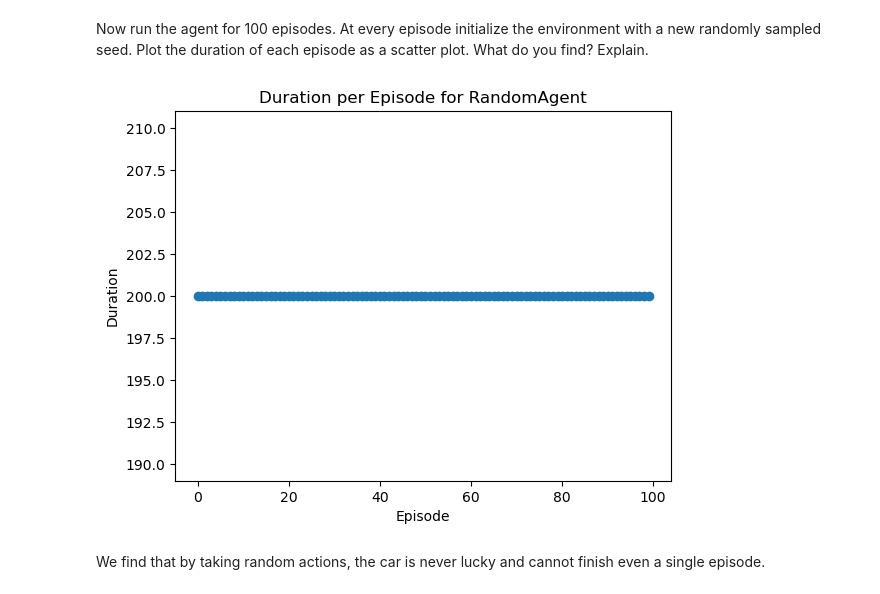
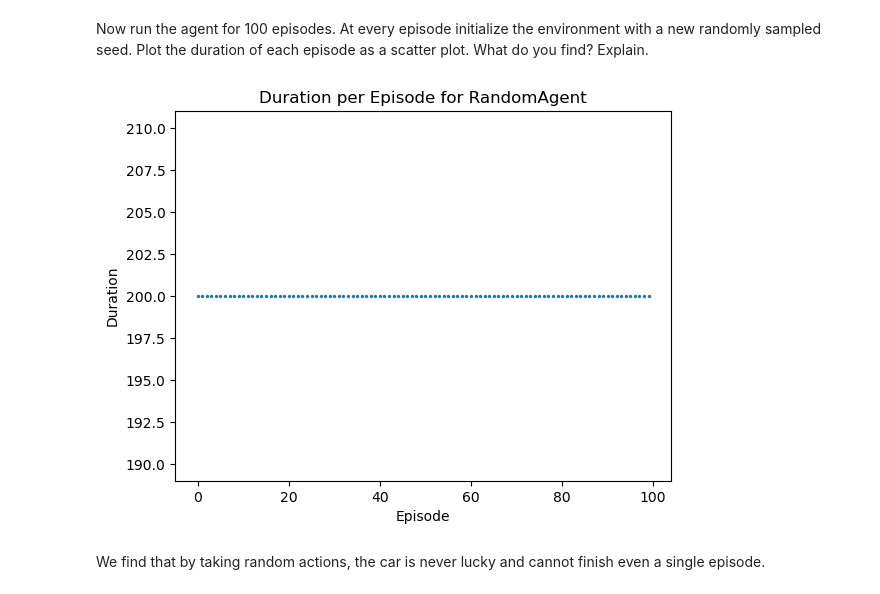
Before and after one commit to phellich/ann_project, a Jupyter notebook: main.ipynb, the cells around one changed output. Drawn from its saved outputs; the diff is of its cells as text; code cells hidden in the pictures.

```diff
--- a/main.ipynb
+++ b/main.ipynb
@@ -89,13 +89,13 @@ for n in tqdm(range(n_episodes)):
 
     episode_durations.append(episode_length)
 # %%
-plt.scatter(range(n_episodes), episode_durations)
+plt.scatter(range(n_episodes), episode_durations, s=2)
 plt.xlabel('Episode')
 plt.ylabel('Duration')
 plt.title('Duration per Episode for RandomAgent')
 plt.show()
 # %% [output]
-[figure, old version]
+[figure, new version]
 # %% [markdown]
 We find that by taking random actions, the car is never lucky and cannot finish even a single episode.
 # %% [markdown]
```
Also changed, not shown: parts of 5 cells of this notebook, 4 other files.
